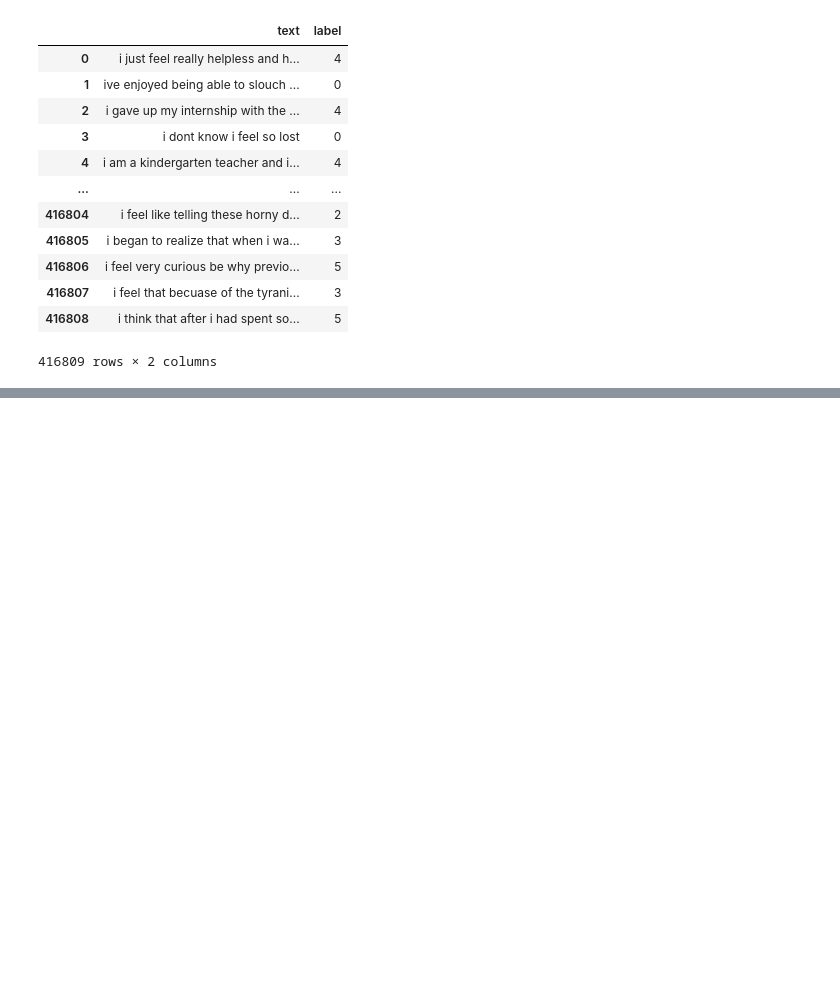
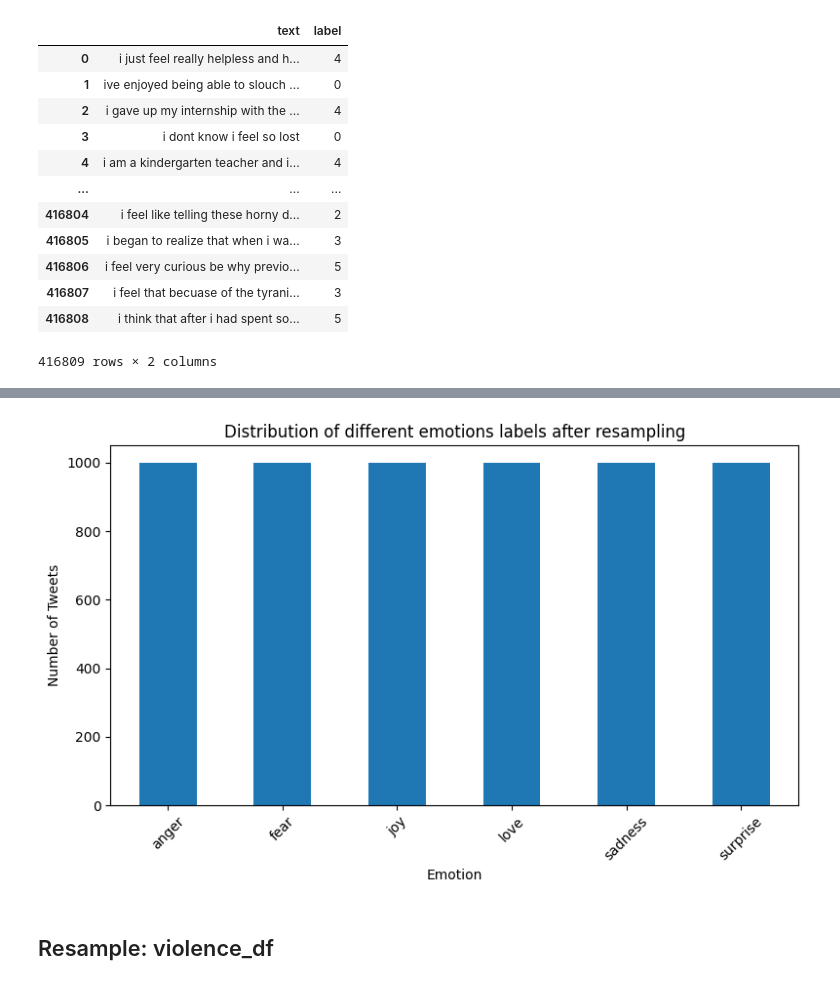
Before and after one commit to MC993/IH_NLP_Final_Project, a Jupyter notebook: Notebook.ipynb, the cells around one changed output, grey strips where cells are left out. Cells and saved outputs as stored; diff of their text form; code cells hidden in the pictures; blank space fills up the shorter version.

```diff
--- a/Notebook.ipynb
+++ b/Notebook.ipynb
@@ -320,3 +320,36 @@ undersampled_emotion_df
 | 5998 | im sick of being exhausted all th... | 5 |
 | 5999 | i still feel so damn energized im... | 5 |
 6000 rows × 2 columns
+# %%
+undersampled_vis_df = undersampled_emotion_df.copy()
+
+undersampled_map = {
+    0: 'sadness',
+    1: 'joy',
+    2: 'love',
+    3: 'anger',
+    4: 'fear',
+    5: 'surprise'
+}
+
+undersampled_vis_df['emotion'] = undersampled_vis_df['label'].map(undersampled_map)
+
+#grouping data to create bar plot
+
+undersampled_distribution = undersampled_vis_df.groupby('emotion')['label'].count()
+# %%
+#Plot to show hate grade distribution
+
+plt.figure(figsize=(8, 5))
+undersampled_distribution.sort_values(ascending=False).plot(kind='bar')
+
+plt.title('Distribution of different emotions labels after resampling')
+plt.xlabel('Emotion')
+plt.ylabel('Number of Tweets')
+plt.xticks(rotation=45)
+plt.tight_layout()
+plt.show()
+# %% [output]
+[figure, added]
+# %% [markdown]
+## Resample: violence_df
```
Also changed, not shown: parts of 27 cells of this notebook, 1 other file.
